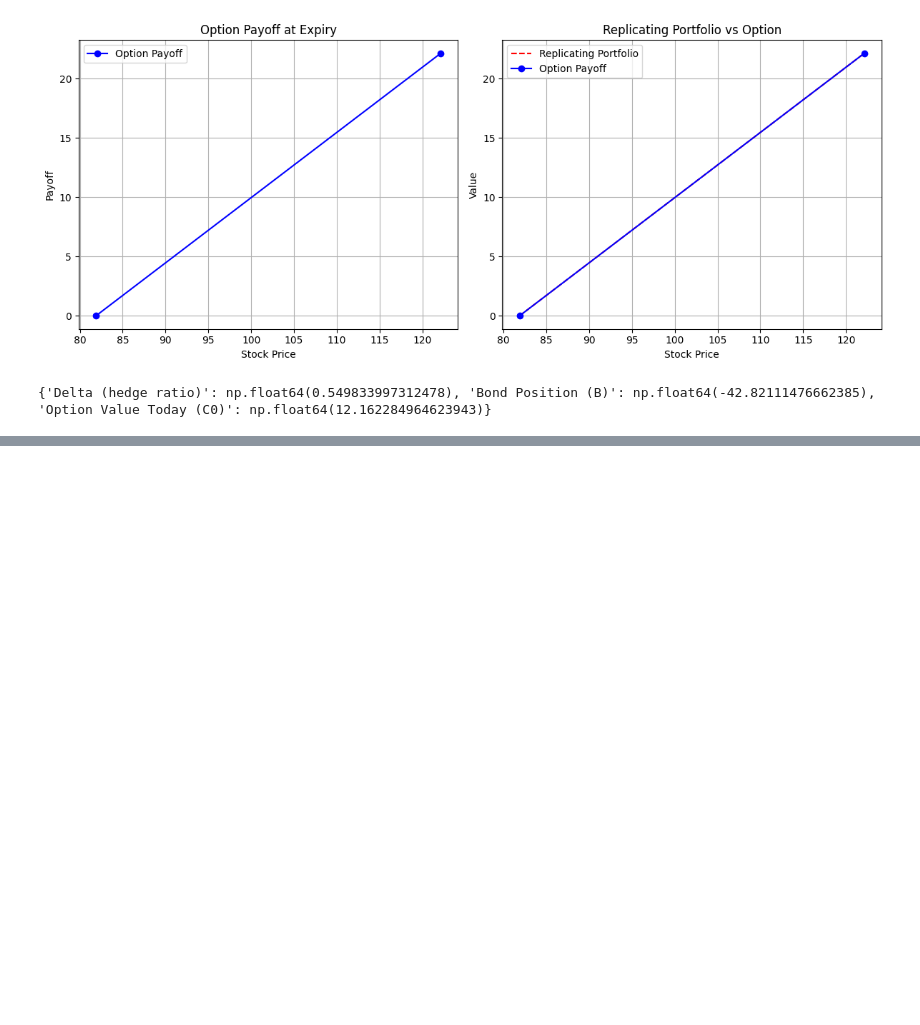
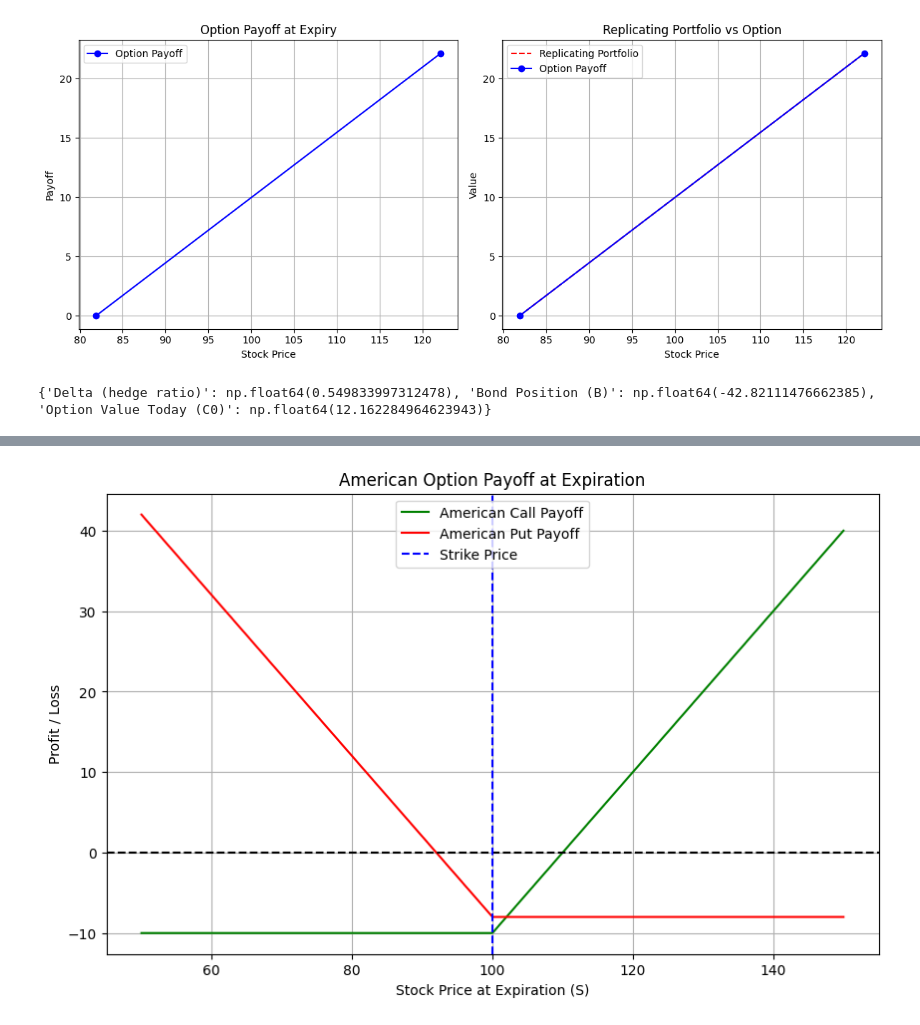
Before and after one commit to MohammedLike/Quantitative-Finance-Practice, a Jupyter notebook: Module 1/binomial_option_pricing.ipynb, the cells around one changed output, grey strips where cells are left out. Cells and saved outputs as stored; diff of their text form; code cells hidden in the pictures; blank space fills up the shorter version.

```diff
--- a/Module 1/binomial_option_pricing.ipynb
+++ b/Module 1/binomial_option_pricing.ipynb
@@ -1415,0 +1446,30 @@ print(result)
+# %%
+import numpy as np
+import matplotlib.pyplot as plt
+
+# ----- Parameters -----
+K = 100  # Strike price
+call_premium = 10
+put_premium = 8
+S = np.linspace(50, 150, 500)  # Underlying stock price at expiry
+
+# ----- Payoff Functions -----
+call_payoff = np.maximum(S - K, 0) - call_premium
+put_payoff = np.maximum(K - S, 0) - put_premium
+
+# ----- Plotting -----
+plt.figure(figsize=(10, 6))
+plt.plot(S, call_payoff, label='American Call Payoff', color='green')
+plt.plot(S, put_payoff, label='American Put Payoff', color='red')
+plt.axhline(0, color='black', linestyle='--')
+plt.axvline(K, color='blue', linestyle='--', label='Strike Price')
+
+# ----- Styling -----
+plt.title('American Option Payoff at Expiration')
+plt.xlabel('Stock Price at Expiration (S)')
+plt.ylabel('Profit / Loss')
+plt.grid(True)
+plt.legend()
+plt.show()
+# %% [output]
+[figure, added]
```
Also changed, not shown: parts of 1 cell of this notebook.
